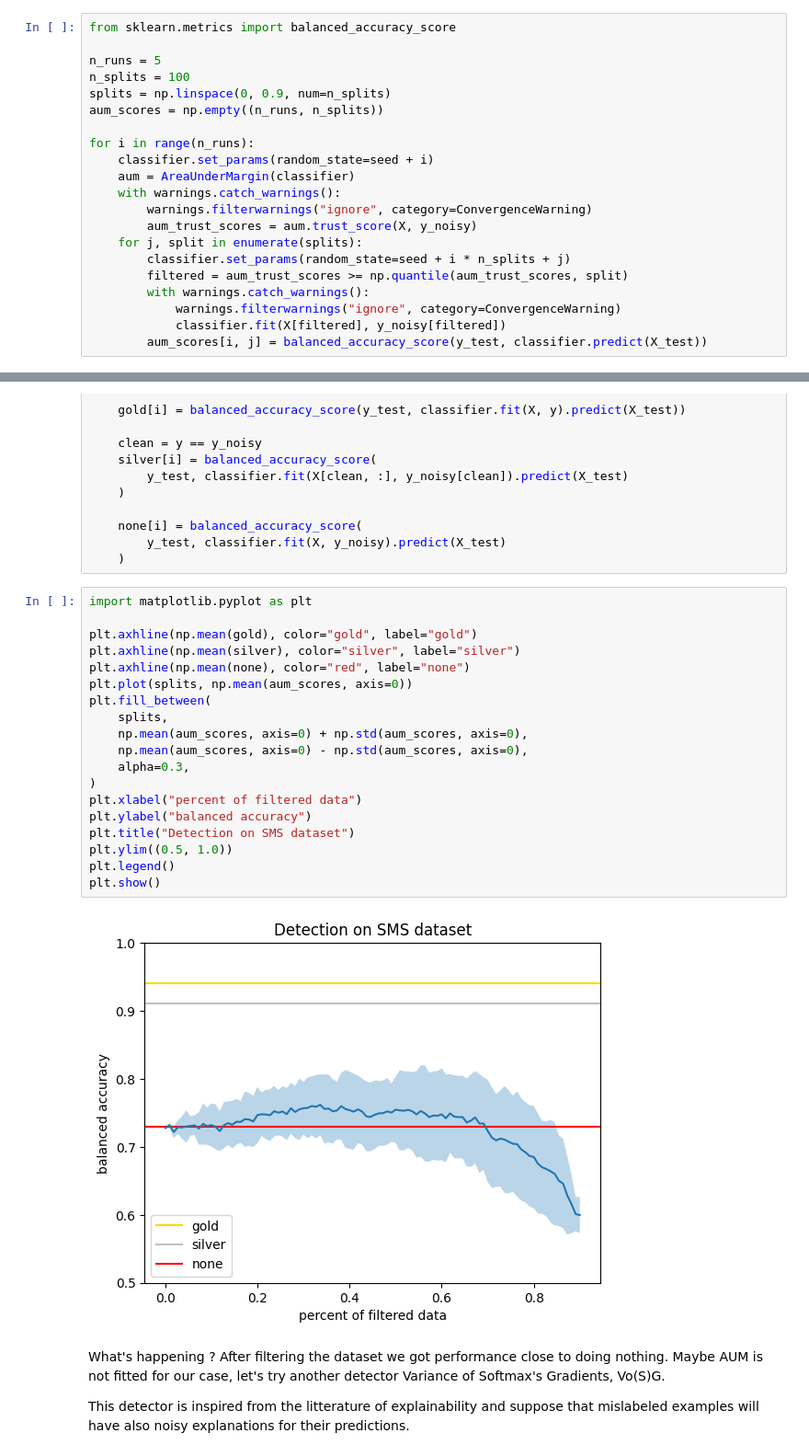
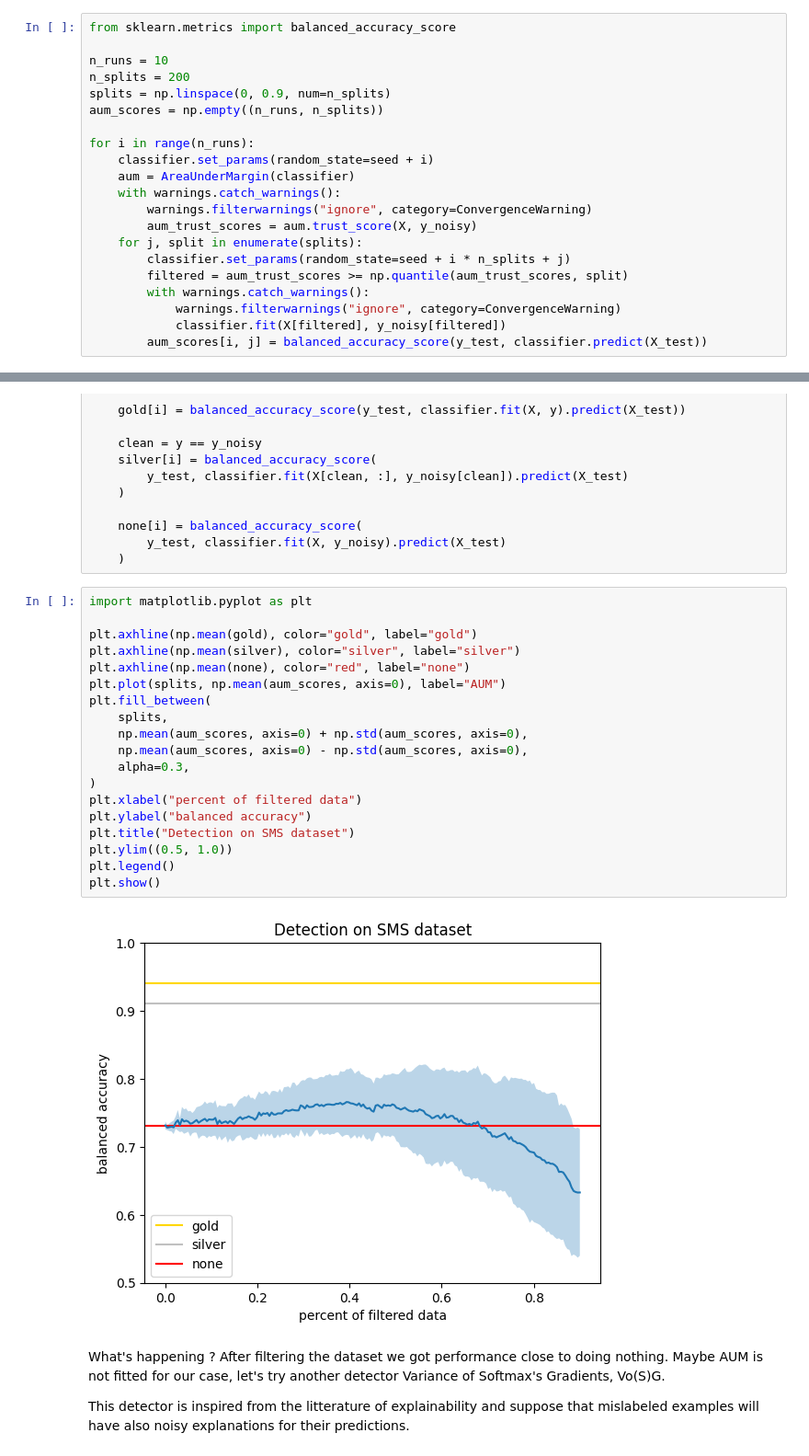
Before and after one commit to Orange-OpenSource/mislabeled, a Jupyter notebook: examples/plot_sms.ipynb, the cells around one changed output, grey strips where cells are left out. Shown: that part at 92% size. Cells and saved outputs as stored; diff of their text form.

```diff
--- a/examples/plot_sms.ipynb
+++ b/examples/plot_sms.ipynb
@@ -146,8 +146,8 @@ With an AUC of $0.84$, AUM seems quite effective ! Now let's look at the perform
 # %%
 from sklearn.metrics import balanced_accuracy_score
 
-n_runs = 5
-n_splits = 100
+n_runs = 10
+n_splits = 200
 splits = np.linspace(0, 0.9, num=n_splits)
 aum_scores = np.empty((n_runs, n_splits))
 
@@ -190,24 +190,24 @@ for i in range(n_runs):
 # %%
 import matplotlib.pyplot as plt
 
 plt.axhline(np.mean(gold), color="gold", label="gold")
 plt.axhline(np.mean(silver), color="silver", label="silver")
 plt.axhline(np.mean(none), color="red", label="none")
-plt.plot(splits, np.mean(aum_scores, axis=0))
+plt.plot(splits, np.mean(aum_scores, axis=0), label="AUM")
 plt.fill_between(
     splits,
     np.mean(aum_scores, axis=0) + np.std(aum_scores, axis=0),
     np.mean(aum_scores, axis=0) - np.std(aum_scores, axis=0),
     alpha=0.3,
 )
 plt.xlabel("percent of filtered data")
 plt.ylabel("balanced accuracy")
 plt.title("Detection on SMS dataset")
 plt.ylim((0.5, 1.0))
 plt.legend()
 plt.show()
 # %% [output]
-[figure, old version]
+[figure, new version]
 # %% [markdown]
 What's happening ? After filtering the dataset we got performance close to doing nothing. Maybe AUM is not fitted for our case, let's try another detector Variance of Softmax's Gradients, Vo(S)G.
 
```
Also changed, not shown: parts of 6 cells of this notebook.
